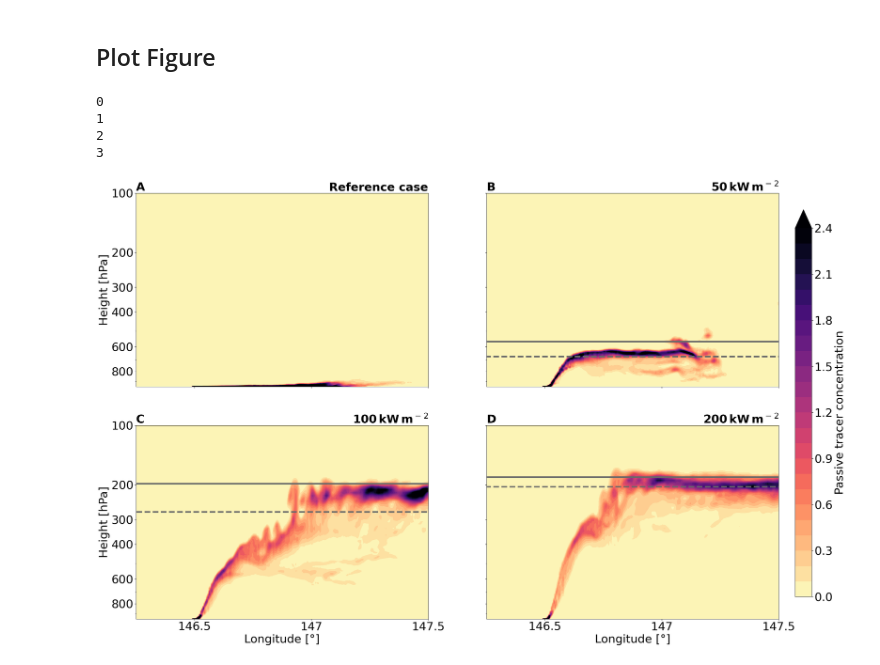
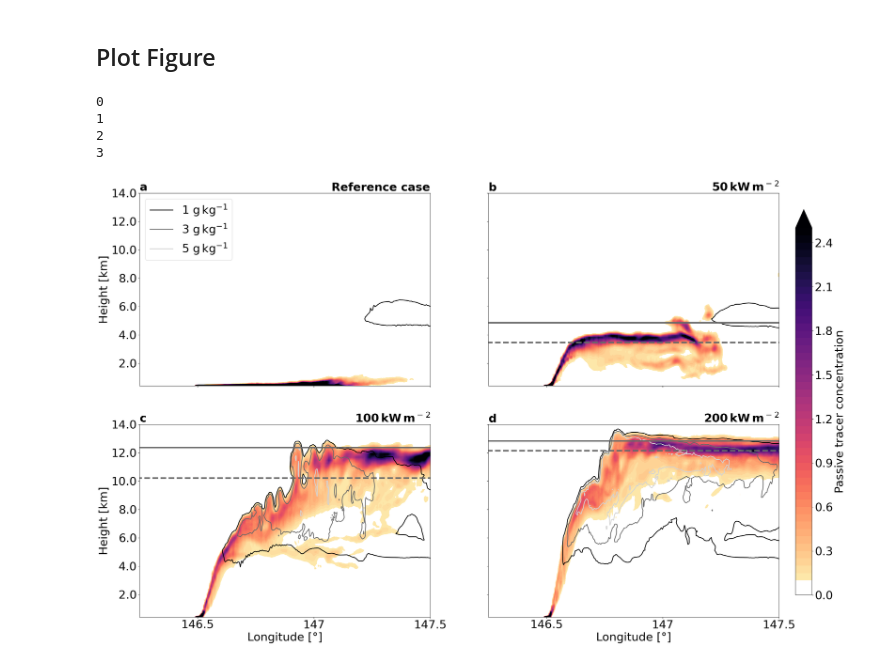
Before and after one commit to MuellerJason/jupyter_notebooks_PyroCB_paper, a Jupyter notebook: fig_03.ipynb, the cells around one changed output. Saved outputs shown, nothing was run; the diff lists cells and outputs as text; code cells hidden in the pictures.

```diff
--- a/fig_03.ipynb
+++ b/fig_03.ipynb
@@ -54,28 +63,39 @@ z = xr.open_mfdataset("./height_info.nc").mean("time").squeeze().mean(("lat", "l
 # %%
-ds08 = xr.open_mfdataset(data_path + "exp_008.nc", engine = 'netcdf4').isel(time = slice(3,None)).squeeze()
-ds17 = xr.open_mfdataset(data_path + "exp_017.nc", engine = 'netcdf4').isel(time = slice(3,None)).squeeze()
-ds28 = xr.open_mfdataset(data_path + "exp_028.nc", engine = 'netcdf4').isel(time = slice(3,None)).squeeze()
+ds08 = override_height(xr.open_mfdataset(data_path + "exp_008.nc", engine = 'netcdf4').isel(time = slice(3,None)).squeeze(),z)
+ds17 = override_height(xr.open_mfdataset(data_path + "exp_017.nc", engine = 'netcdf4').isel(time = slice(3,None)).squeeze(),z)
+ds28 = override_height(xr.open_mfdataset(data_path + "exp_028.nc", engine = 'netcdf4').isel(time = slice(3,None)).squeeze(),z)
 # %% [markdown]
 ## Plot Figure
+# %%
+# Customize Colorbar
+
+cmap = plt.get_cmap("magma_r")
+cmap_array = cmap(np.linspace(0, 1, 256))
+
+# Set the first portion (0 to 0.1) to white
+cmap_array[:int(0.04* 256), :] = [1, 1, 1, 1]
+
+my_cmap = mcolors.ListedColormap(cmap_array)
 # %%
 dsets = [ None, ds08, ds17,ds28]
 
 unit = f"$\,$kW$\,$m$^-$$^2$"
 set_names = ["Reference case", f"50" + unit,  "100" + unit, "200"+ unit]
-set_names2 = ["A", "B", "C", "D"]
+set_names2 = ["a", "b", "c", "d"]
 # %%
 # Create figure and axes
 fig, ax = plt.subplots(2, 2, figsize=[30, 20])
-levels = np.arange(0.0, 2.5, 0.1)
+levels = np.arange(0.0, 2.51, 0.05)
+clevels = [1, 3 ,5]
+dlat = 0.35
 
 # Font size for all plots
 font_size = 30
 var = "Qpassive_1"
 time_index = 5
-i = 0  # Not used in the loop, consider removing or using
 
 # Define tick values for y and x axes
-y_ticks = [800, 600, 400, 300, 200, 100]
+y_ticks = np.arange(2,14.1,2)
 x_ticks = [146.5, 147, 147.5]
 
 # Loop through each subplot
@@ -86,17 +106,38 @@ for j, axis in enumerate(ax.reshape(-1)):
     if j == 0:
         c = axis.contourf(
             dsref.lon, dsref.height, dsref[var].mean("lat"),
-            levels=levels, cmap="magma_r", extend="max"
+            levels=levels, cmap=my_cmap, extend="max"
         )
+        CS = axis.contour(dsref.lon, dsref.height, get_qtotal(dsref).max("lat"),
+                          levels = clevels,
+                          colors = ["Black","Dimgrey", "Lightgrey"],
+                          linewidths = 2)
+        # Define legend elements
+        legend_elements = [
+        mlines.Line2D([], [], color="Black", linewidth=2, label=r"1 g$\,$kg$^{{-1}}$"),
+        mlines.Line2D([], [], color="Dimgrey", linewidth=2, label=r"3 g$\,$kg$^{{-1}}$"),
+        mlines.Line2D([], [], color="Lightgrey", linewidth=2, label=r"5 g$\,$kg$^{{-1}}$"),
+        ]
+
+        # Add the legend to the figure (adjust location as needed)
+        axis.legend(handles=legend_elements, loc="upper left", fontsize=font_size, frameon=True)
+
+
+
 
     # Plot subsequent subplots with dataset from `dsets`
     if j >= 1:
         ds = dsets[j]
         c = axis.contourf(
             ds.lon, ds.height, ds[var].mean("lat").isel(time=time_index),
-            levels=levels, cmap="magma_r", extend="max"
+            levels=levels, cmap=my_cmap, extend="max"
         )
+        CS = axis.contour(ds.lon, ds.height, get_qtotal(ds).max("lat").isel(time=time_index),
+                          levels = clevels,
+                          colors = ["Black","Dimgrey", "Lightgrey"],
+                          linewidths = 2)
         # Draw horizontal lines at quantile heights
+
         axis.hlines(
             quantile_height(ds.isel(time=time_index), quantile=0.05), 146, 148,
             color="dimgrey", linestyle="-", linewidth=4
@@ -107,40 +148,37 @@ for j, axis in enumerate(ax.reshape(-1)):
         )
 
     # Set axis properties
-    axis.invert_yaxis()
     axis.set_title(set_names[j], fontsize=font_size, fontweight="bold", loc="right")
     axis.set_title(set_names2[j], fontsize=font_size, fontweight="bold", loc="left")
     axis.set_xlim(146.25, 147.5)
-    axis.set_ylim(dsref.height.max(), 100)
-    axis.set_yscale("Log")
+    axis.set_ylim(z.min().values, 14)
     axis.set_yticks(y_ticks)
     axis.set_yticklabels(y_ticks, fontsize=font_size)
     axis.set_xticks(x_ticks)
     axis.set_xticklabels(x_ticks, fontsize=font_size)
 
     # Set axis labels only for the leftmost and bottommost subplots
     if axis.is_first_col():
-        axis.set_ylabel('Height [hPa]', fontsize=font_size)
+        axis.set_ylabel('Height [km]', fontsize=font_size)
     else:
         axis.set_yticklabels([])
 
     if axis.is_last_row():
         axis.set_xlabel('Longitude [°]', fontsize=font_size)
     else:
         axis.set_xticklabels([])
 
 # Add a colorbar for the entire figure
 cbar_ax = fig.add_axes([0.92, 0.15, 0.02, 0.7])  # Position: [left, bottom, width, height]
 fig.colorbar(c, cax=cbar_ax, label="Passive tracer concentration")
 
-
 # Save figure in different resolutions
 my_path = "./figs/"
 fig.savefig(my_path + 'fig03.png', dpi=300, bbox_inches='tight')
 fig.savefig(my_path + 'fig03_lq.png', dpi=50, bbox_inches='tight')
 # %% [output]
 0
 1
 2
 3
-[figure, old version]
+[figure, new version]
```
Also changed, not shown: parts of 4 cells of this notebook, 12 other files.
